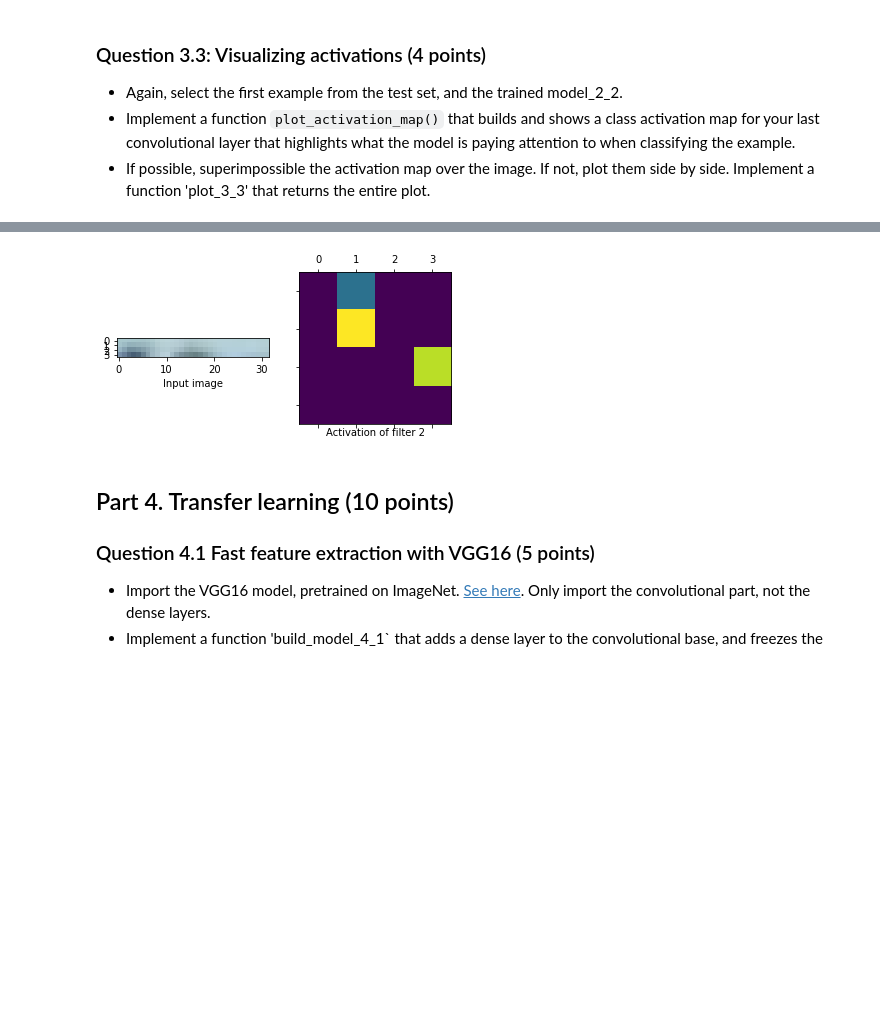
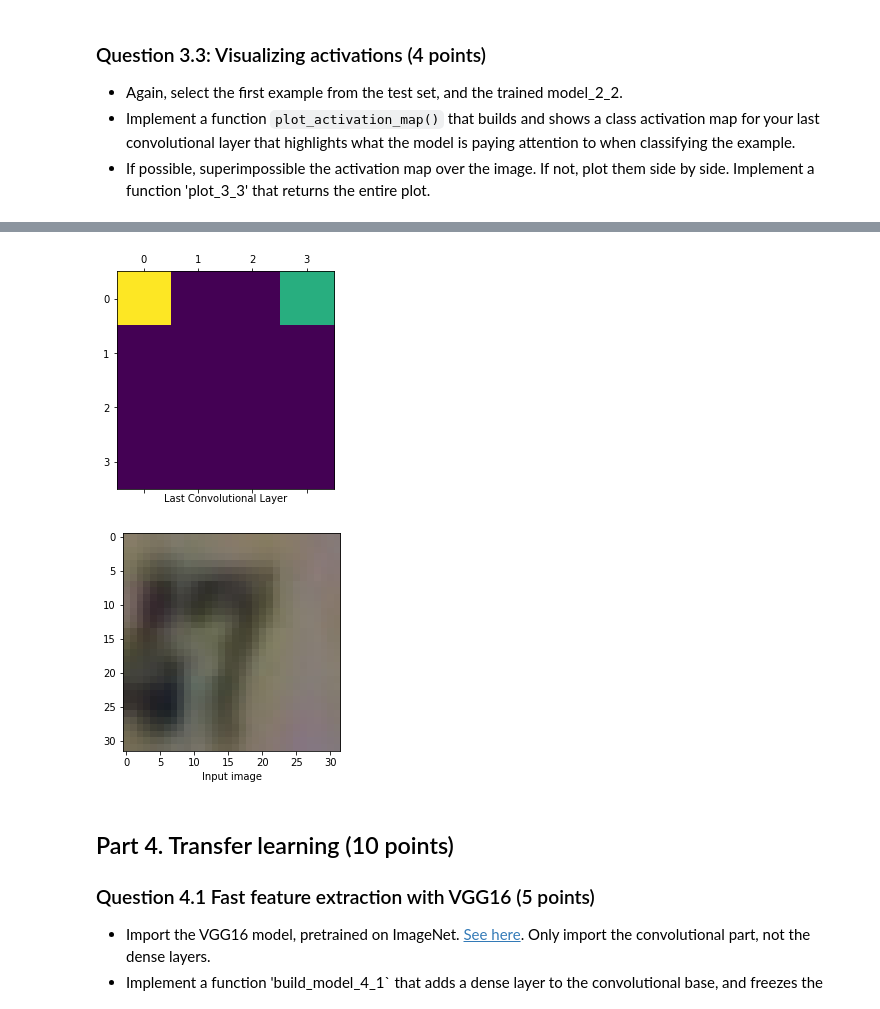
Before and after one commit to mitagr/web-ret-assignment-3, a Jupyter notebook: Assignment 3.ipynb, the cells around one changed output, grey strips where cells are left out. Drawn from its saved outputs; the diff is of its cells as text; code cells hidden in the pictures; blank space fills up the shorter version.

```diff
--- a/Assignment 3.ipynb
+++ b/Assignment 3.ipynb
@@ -524,22 +498,22 @@ def build_model_2_1():
     model_2_1.add(layers.Conv2D(16, (3, 3), activation='relu', padding='same', input_shape=(32, 32, 1)))
     model_2_1.add(layers.Conv2D(16, (3, 3), activation='relu', padding='same'))
     model_2_1.add(layers.MaxPooling2D((2, 2)))
-    model_2_1.add(layers.Dropout(0.2))
+    model_2_1.add(layers.Dropout(0.3))
     model_2_1.add(layers.Conv2D(32, (3, 3), activation='relu', padding='same'))
     model_2_1.add(layers.Conv2D(32, (3, 3), activation='relu', padding='same'))
     model_2_1.add(layers.MaxPooling2D((2, 2)))
-    model_2_1.add(layers.Dropout(0.2))
+    model_2_1.add(layers.Dropout(0.3))
     model_2_1.add(layers.Conv2D(64, (3, 3), activation='relu', padding='same'))
     model_2_1.add(layers.Conv2D(64, (3, 3), activation='relu', padding='same'))
     model_2_1.add(layers.MaxPooling2D((2, 2)))
-    model_2_1.add(layers.Dropout(0.2))
+    model_2_1.add(layers.Dropout(0.3))
     model_2_1.add(layers.Conv2D(128, (3, 3), activation='relu', padding='same'))
     model_2_1.add(layers.Conv2D(128, (3, 3), activation='relu', padding='same'))
     model_2_1.add(layers.MaxPooling2D((2, 2)))
-    model_2_1.add(layers.Dropout(0.2))
+    model_2_1.add(layers.Dropout(0.3))
     model_2_1.add(layers.Flatten())
     model_2_1.add(layers.Dense(128, activation='relu'))
-    model_2_1.add(layers.Dropout(0.2))
+    model_2_1.add(layers.Dropout(0.3))
     model_2_1.add(layers.Dense(10, activation='softmax'))
     #model_2_1.compile(optimizer='rmsprop', loss='categorical_crossentropy', metrics=['accuracy'])
     model_2_1.compile(optimizer= optimizers.RMSprop(lr= 0.0001), loss='categorical_crossentropy', metrics=['accuracy'])
@@ -548,10 +522,7 @@ def build_model_2_1():
 
 run_evaluation("model_2_1", build_model_2_1, preprocessed_split, base_dir, train=True, epochs=25, batch_size=32)
 answer_q_2_1 = """
-Conv2D extracts the spatial features from the data using its kernel.
-ReLU is relatively fast and it does not activate all the neurons at the same time.
-It usually uses multiple convolutional layers to learn patterns at different levels of abstraction.
-The MaxPooling reduces the resolution, increase translation invariance. Then 0.2 of all the neurons are removed for the layer.
+                I have broadly made 4 'blocks' each consisting two 2d-convolution layers followed by 2d maxpooling and dropout. Conv2D extracts the spatial features from the data using its kernel. ReLU is relatively fast and it does not activate all the neurons at the same time. It usually uses multiple convolutional layers to learn patterns at different levels of abstraction. The MaxPooling reduces the resolution, increase translation invariance. The convolution layers seemed to perform very well. However, there the model was overfitting. Hence, dropout of 0.6, 0.3 and 0.05. The best performance is on lambda 0.3. I have also flattened the after the 'blocks'. The accuracy is very high. There is a negilible difference in accuracy and val_accuracy. Hence, we cannot conclude that the model is overfitting.
                """
 print("Answer is {} characters long".format(len(answer_q_2_1)))
 # %% [output]
@@ -687,13 +680,14 @@ Answer is 44 characters long
 * Implement a function `plot_activations()` that returns the most interesting activations (feature maps). Select the first example from the test set. Retrieve and visualize the activations of model 2_2 for that example (make sure you load that model in the function), for every filter for different convolutional layers (at different depths in the network).
 * Give an explanation (as detailed as you can) about your observations in 'answer_q_3_2'. Is your model indeed learning something useful?
 # %%
+f, img= plt.subplots(1, 1, sharey=True)
+img.imshow(X_test[7])
 img_tensor = rgb2gray(X_test)[7]
 img_tensor = np.expand_dims(img_tensor, axis=0)
 model_2_1 = load_model_from_file(base_dir, "model_2_1")
 layer_outputs = [layer.output for layer in model_2_1.layers[:15]]
 activation_model = models.Model(inputs= model_2_1.input, outputs=layer_outputs)
 activations = activation_model.predict(img_tensor)
-plot_activations(0, activations)
 
 images_per_row = 16
 layer_names = []
@@ -727,6 +721,10 @@ def plot_activations(layer_index, activations):
     plt.show()
     pass
 
-answer_q_3_2= """Your answer """
+plot_activations(0, activations)
+
+plot_activations(5, activations)
+
+answer_q_3_2= """Let's take the 8th image. In the first layer, the model has learned the basic structure of inside and the edges of the digit. In the sixth layer, the output is more detailed and the structures that were ignored in the first layer are also getting prominent. The output is more noisy than the first layer."""
 print("Answer is {} characters long".format(len(answer_q_3_2)))
 # %% [output]
@@ -741,21 +740,19 @@ Answer is 12 characters long
 them side by side. Implement a function 'plot_3_3' that returns the entire plot.
 # %%
 def plot_activation_map():
-    img_tensor = rgb2gray(X_test)[0]
-    img_tensor = np.expand_dims(img_tensor, axis=0)
     model_2_1 = load_model_from_file(base_dir, "model_2_1")
     layer_outputs = [layer.output for layer in model_2_1.layers[:15]]
     activation_model = models.Model(inputs= model_2_1.input, outputs=layer_outputs)
     activations = activation_model.predict(img_tensor)
 
-    last_layer_activation = activations[13]     #[len(activations)-1]
-    f, (ax1, ax2) = plt.subplots(1, 2, sharey=True)
+    last_layer_activation = activations[13]
+    f, ax2 = plt.subplots(1, 1, sharey=True)
+    f, ax1 = plt.subplots(1, 1, sharey=True)
 
-    #fig, axes = plt.subplots(1, len(X_test),  figsize=(10, 5))
-    ax1.imshow(X_train[0])
+    ax1.imshow(X_train[7])
     ax2.matshow(last_layer_activation[0, :, :, 2], cmap='viridis')
     ax1.set_xlabel('Input image')
-    ax2.set_xlabel('Activation of filter 2')
+    ax2.set_xlabel('Last Convolutional Layer')
     pass
 
 plot_activation_map()
@@ -764,4 +760,5 @@ WARNING:tensorflow:Error in loading the saved optimizer state. As a result, your
-[figure, old version]
+[figure, new version]
+[figure, added]
 # %% [markdown]
 ## Part 4. Transfer learning (10 points)
 ### Question 4.1 Fast feature extraction with VGG16 (5 points)
```
Also changed, not shown: parts of 13 cells of this notebook.
